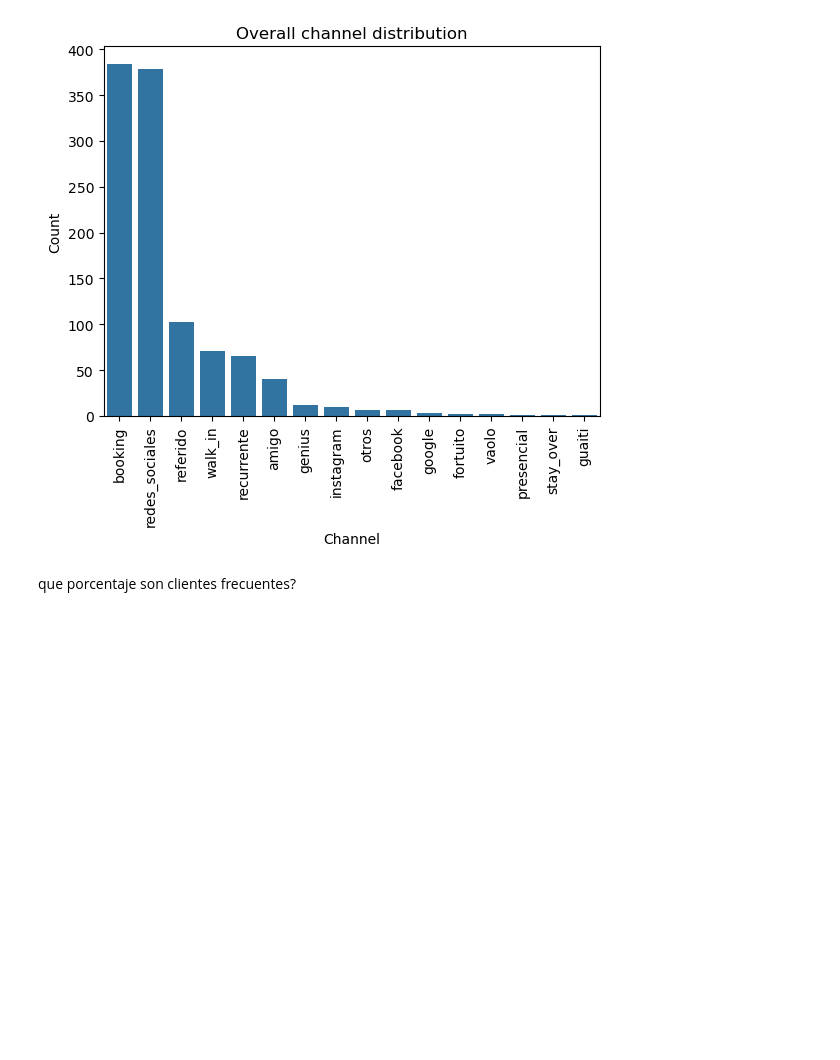
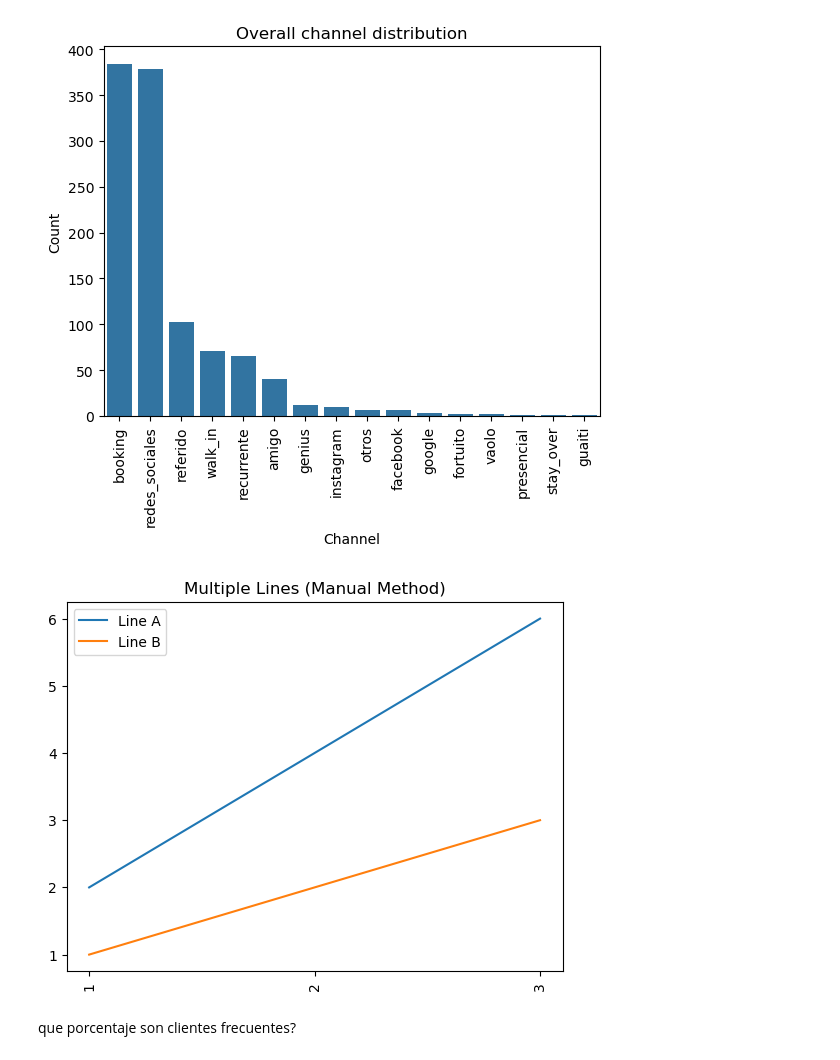
Before and after one commit to ejfdelgado/ejflab-ds-refugio, a Jupyter notebook: workspace/notebooks/Main.ipynb, the cells around one changed output. Saved outputs shown, nothing was run; the diff lists cells and outputs as text; code cells hidden in the pictures; blank space fills up the shorter version.

```diff
--- a/workspace/notebooks/Main.ipynb
+++ b/workspace/notebooks/Main.ipynb
@@ -35,5 +38,10 @@ utility.channel_analysis()
 # %% [output]
 [figure]
+# %%
+reload(utility)
+utility.channel_analysis_2()
+# %% [output]
+[figure, added]
 # %% [markdown]
 que porcentaje son clientes frecuentes?
 # %% [markdown]
```
Also changed, not shown: parts of 2 cells of this notebook, 1 other file.
